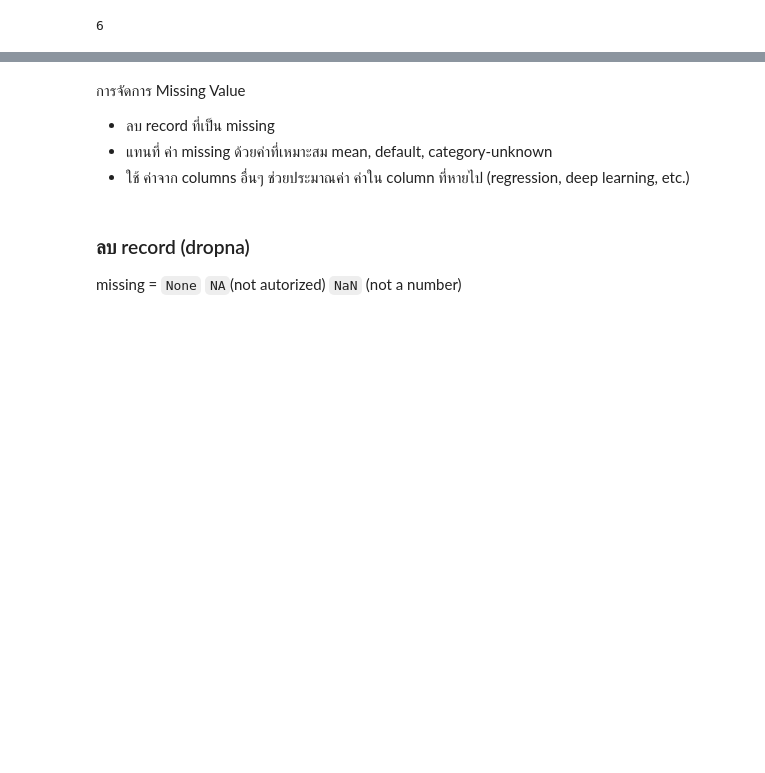
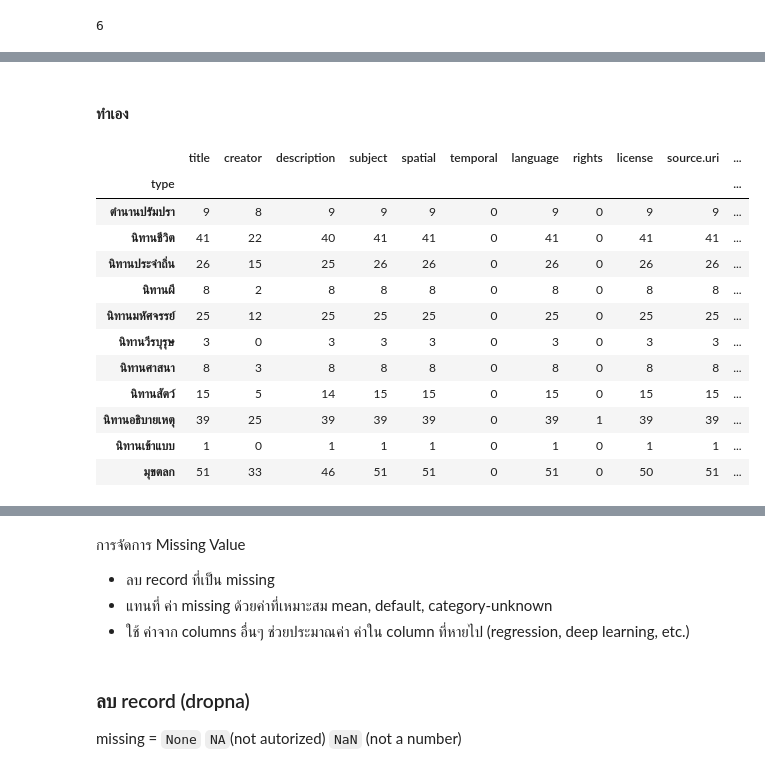
Before and after one commit to Meaiie/python_dataviz2024, a Jupyter notebook: Pandas_101.ipynb, the cells around one changed output, grey strips where cells are left out. Cells and saved outputs as stored; diff of their text form; code cells hidden in the pictures; blank space fills up the shorter version.

```diff
--- a/Pandas_101.ipynb
+++ b/Pandas_101.ipynb
@@ -416,0 +482,18 @@ print(f'อายุเฉลี่ย ของ ผู้ป่วยหญิ
+# %% [markdown]
+#### ทำเอง
+# %%
+folk_df.groupby('type').count()
+# %% [output]
+|  | title | creator | description | subject | spatial | temporal | language | rights | license | source.uri | ... |
+| type |  |  |  |  |  |  |  |  |  |  | ... |
+| ตำนานปรัมปรา | 9 | 8 | 9 | 9 | 9 | 0 | 9 | 0 | 9 | 9 | ... |
+| นิทานชีวิต | 41 | 22 | 40 | 41 | 41 | 0 | 41 | 0 | 41 | 41 | ... |
+| นิทานประจำถิ่น | 26 | 15 | 25 | 26 | 26 | 0 | 26 | 0 | 26 | 26 | ... |
+| นิทานผี | 8 | 2 | 8 | 8 | 8 | 0 | 8 | 0 | 8 | 8 | ... |
+| นิทานมหัศจรรย์ | 25 | 12 | 25 | 25 | 25 | 0 | 25 | 0 | 25 | 25 | ... |
+| นิทานวีรบุรุษ | 3 | 0 | 3 | 3 | 3 | 0 | 3 | 0 | 3 | 3 | ... |
+| นิทานศาสนา | 8 | 3 | 8 | 8 | 8 | 0 | 8 | 0 | 8 | 8 | ... |
+| นิทานสัตว์ | 15 | 5 | 14 | 15 | 15 | 0 | 15 | 0 | 15 | 15 | ... |
+| นิทานอธิบายเหตุ | 39 | 25 | 39 | 39 | 39 | 0 | 39 | 1 | 39 | 39 | ... |
+| นิทานเข้าแบบ | 1 | 0 | 1 | 1 | 1 | 0 | 1 | 0 | 1 | 1 | ... |
+| มุขตลก | 51 | 33 | 46 | 51 | 51 | 0 | 51 | 0 | 50 | 51 | ... |
```
Also changed, not shown: parts of 58 cells of this notebook.
